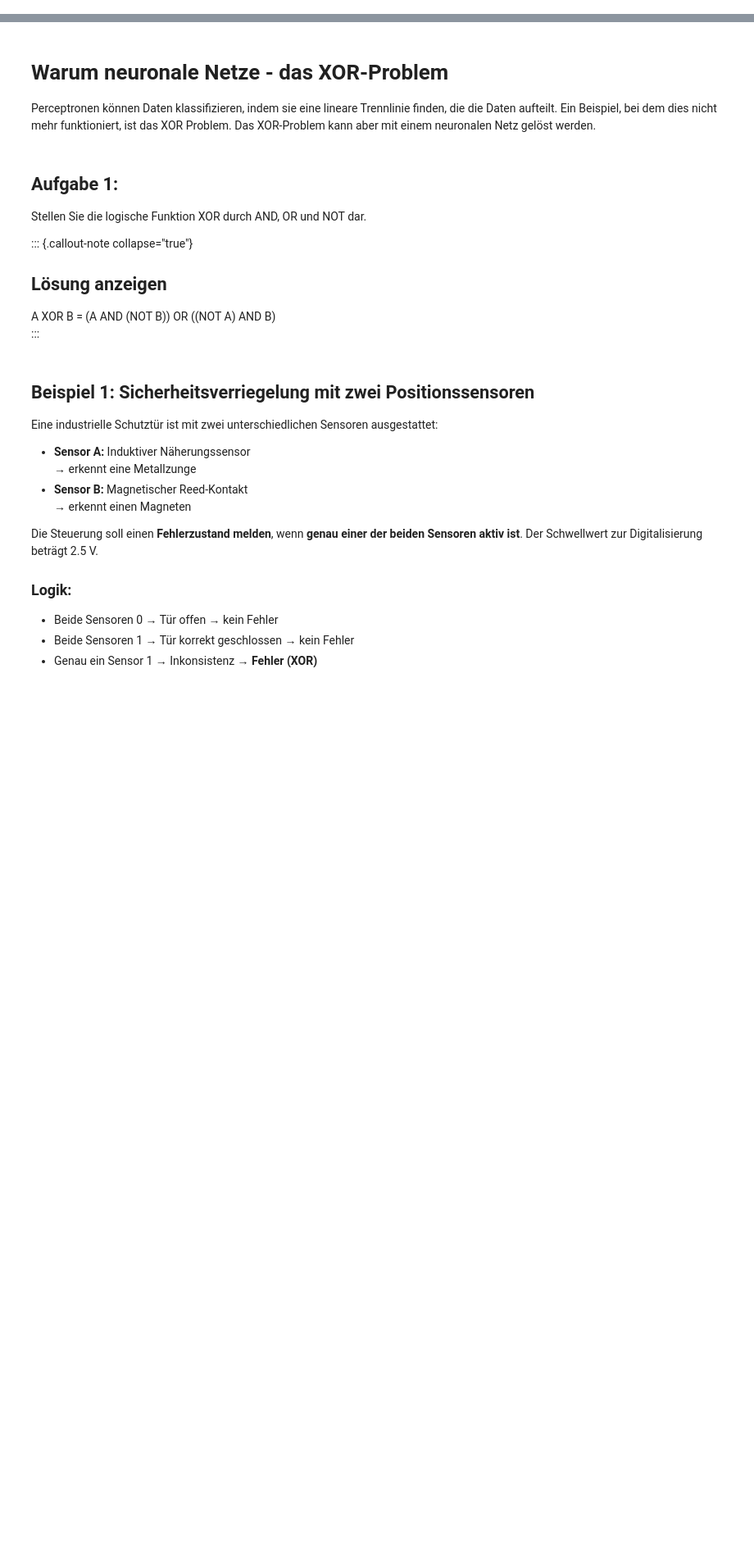
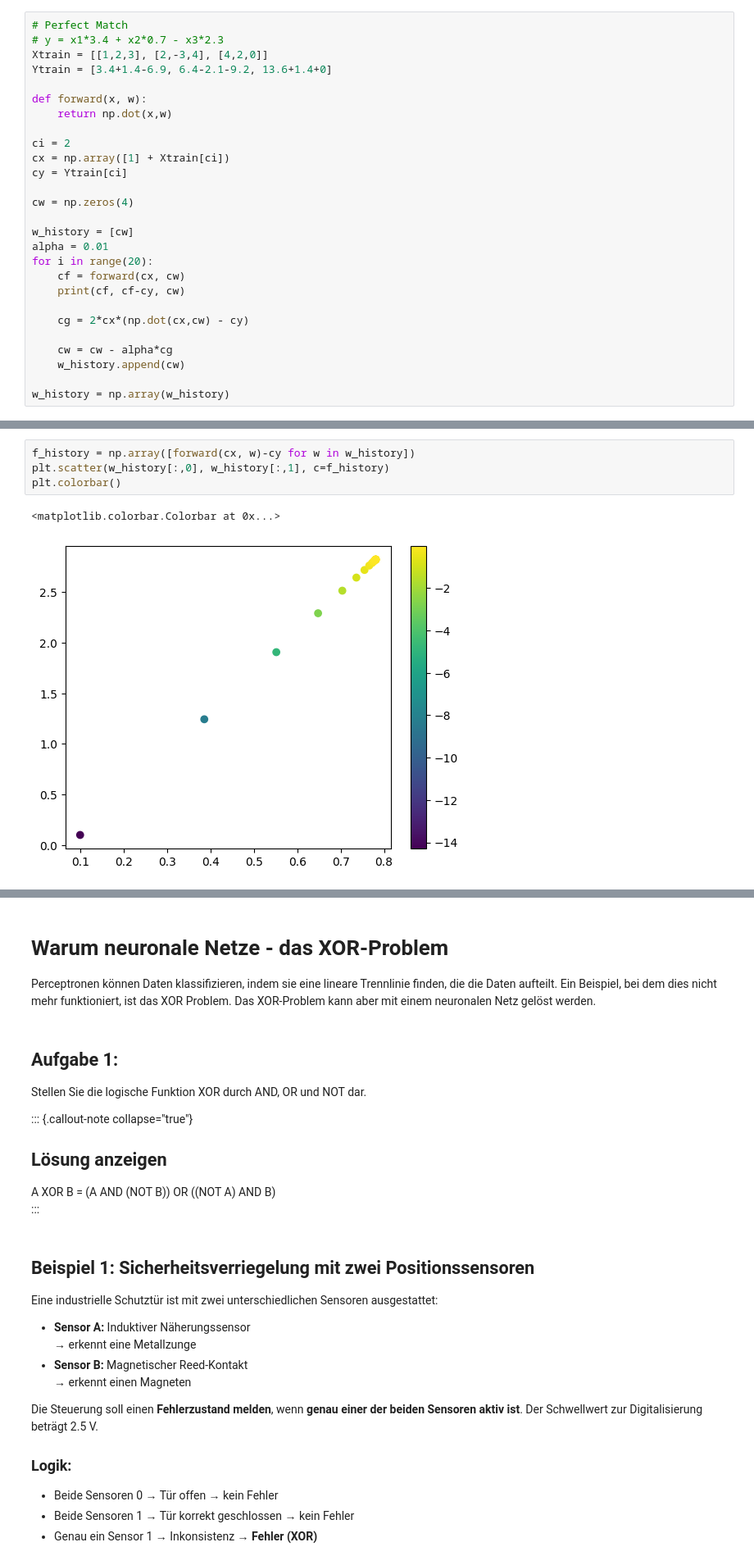
Before and after one commit to ArnoldIntelligence/KI-Vorlesung, a Jupyter notebook: notebooks/03-ueberwachtes_lernen.ipynb, the cells around one changed output, grey strips where cells are left out. Shown at 82% size. Drawn from its saved outputs; the diff is of its cells as text; blank space fills up the shorter version.

```diff
--- a/notebooks/03-ueberwachtes_lernen.ipynb
+++ b/notebooks/03-ueberwachtes_lernen.ipynb
@@ -4,0 +144,27 @@
+# %%
+# Perfect Match
+# y = x1*3.4 + x2*0.7 - x3*2.3
+Xtrain = [[1,2,3], [2,-3,4], [4,2,0]]
+Ytrain = [3.4+1.4-6.9, 6.4-2.1-9.2, 13.6+1.4+0]
+
+def forward(x, w):
+    return np.dot(x,w)
+
+ci = 2
+cx = np.array([1] + Xtrain[ci])
+cy = Ytrain[ci]
+
+cw = np.zeros(4)
+
+w_history = [cw]
+alpha = 0.01
+for i in range(20):
+    cf = forward(cx, cw)
+    print(cf, cf-cy, cw)
+
+    cg = 2*cx*(np.dot(cx,cw) - cy)
+
+    cw = cw - alpha*cg
+    w_history.append(cw)
+
+w_history = np.array(w_history)
@@ -4,0 +192,7 @@
+# %%
+f_history = np.array([forward(cx, w)-cy for w in w_history])
+plt.scatter(w_history[:,0], w_history[:,1], c=f_history)
+plt.colorbar()
+# %% [output]
+<matplotlib.colorbar.Colorbar at 0x...>
+[figure, added]
```
Also changed, not shown: parts of 11 cells of this notebook.
